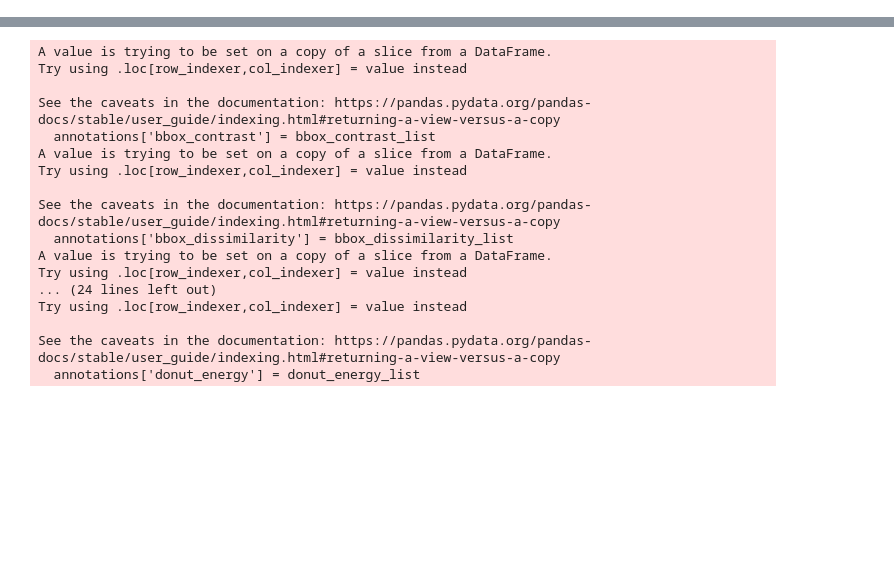
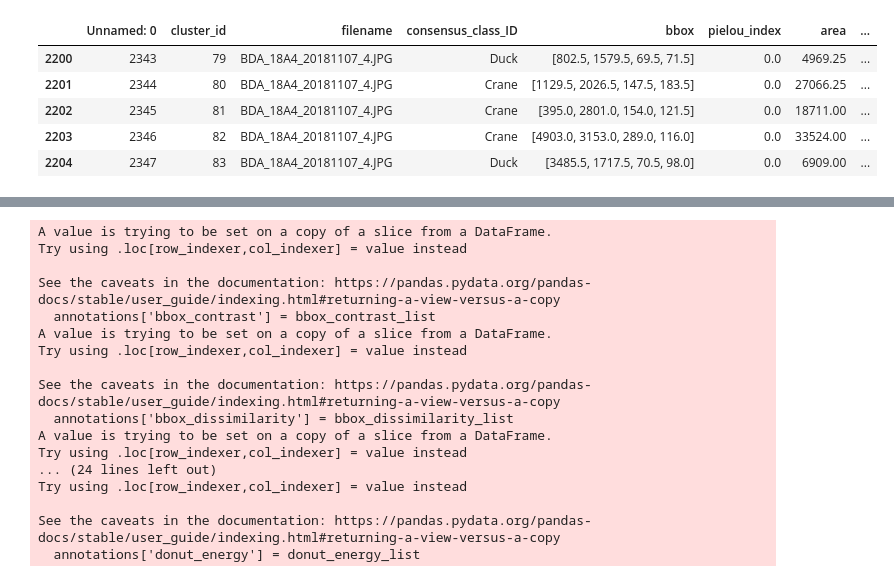
Before and after one commit to ASPIRE-collab/drones4ducks-optimizing, a Jupyter notebook: utils/texture/annotationfactors_expert.ipynb, the cells around one changed output, grey strips where cells are left out. Saved outputs shown, nothing was run; the diff lists cells and outputs as text; code cells hidden in the pictures; blank space fills up the shorter version.

```diff
--- a/utils/texture/annotationfactors_expert.ipynb
+++ b/utils/texture/annotationfactors_expert.ipynb
@@ -151,0 +188,16 @@ df.head()
+# %%
+#Add in AGL/GSD info derived from derive_agl_gsd.ipynb
+path1 = "E:\\imagefactors\\data\\benchmark_gsd.csv"
+with open(path1) as f1:
+  gsd_df = pd.read_csv(f1)
+
+merged_df = pd.merge(df, gsd_df, on="filename", how="left")
+merged_df = merged_df[merged_df["filename"] != "mxw_L13_20181215_1.JPG"]
+merged_df.tail()
+# %% [output]
+|  | Unnamed: 0 | cluster_id | filename | consensus_class_ID | bbox | pielou_index | area | ... |
+| 2200 | 2343 | 79 | BDA_18A4_20181107_4.JPG | Duck | [802.5, 1579.5, 69.5, 71.5] | 0.0 | 4969.25 | ... |
+| 2201 | 2344 | 80 | BDA_18A4_20181107_4.JPG | Crane | [1129.5, 2026.5, 147.5, 183.5] | 0.0 | 27066.25 | ... |
+| 2202 | 2345 | 81 | BDA_18A4_20181107_4.JPG | Crane | [395.0, 2801.0, 154.0, 121.5] | 0.0 | 18711.00 | ... |
+| 2203 | 2346 | 82 | BDA_18A4_20181107_4.JPG | Crane | [4903.0, 3153.0, 289.0, 116.0] | 0.0 | 33524.00 | ... |
+| 2204 | 2347 | 83 | BDA_18A4_20181107_4.JPG | Duck | [3485.5, 1717.5, 70.5, 98.0] | 0.0 | 6909.00 | ... |
```
Also changed, not shown: parts of 13 cells of this notebook.
